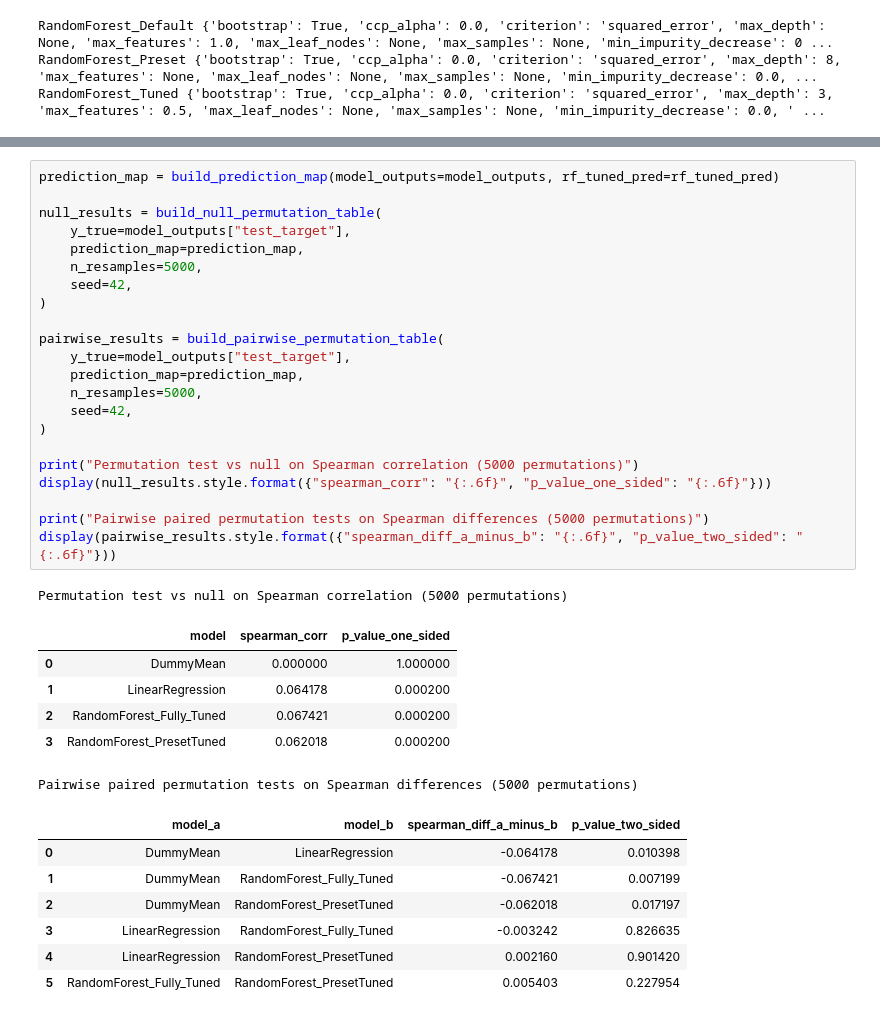
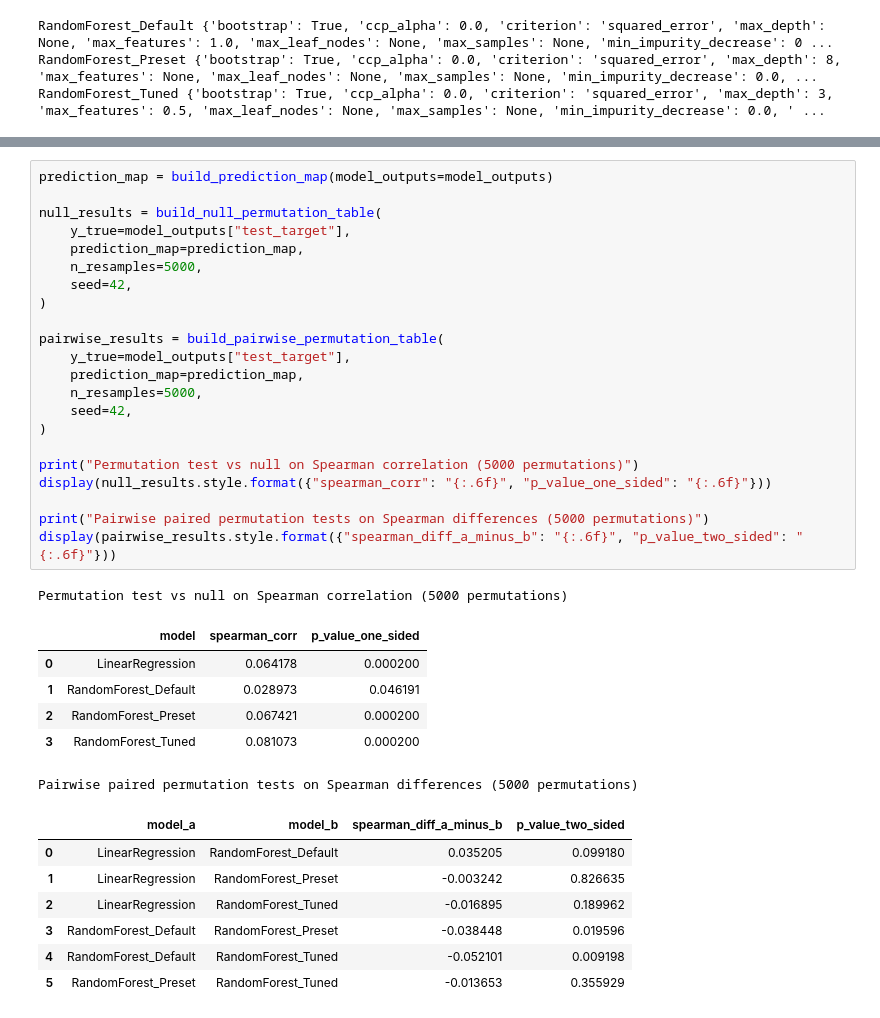
Before and after one commit to RodrigoHdRio/threshold-investment-decision-study, a Jupyter notebook: main/main.ipynb, the cells around one changed output, grey strips where cells are left out. Drawn from its saved outputs; the diff is of its cells as text.

```diff
--- a/main/main.ipynb
+++ b/main/main.ipynb
@@ -589,40 +825,40 @@ model_outputs["random_forest_model"].get_params()
  'verbose': 0,
  'warm_start': False}
 # %%
-prediction_map = build_prediction_map(model_outputs=model_outputs, rf_tuned_pred=rf_tuned_pred)
+prediction_map = build_prediction_map(model_outputs=model_outputs)
 
 null_results = build_null_permutation_table(
     y_true=model_outputs["test_target"],
     prediction_map=prediction_map,
     n_resamples=5000,
     seed=42,
 )
 
 pairwise_results = build_pairwise_permutation_table(
     y_true=model_outputs["test_target"],
     prediction_map=prediction_map,
     n_resamples=5000,
     seed=42,
 )
 
 print("Permutation test vs null on Spearman correlation (5000 permutations)")
 display(null_results.style.format({"spearman_corr": "{:.6f}", "p_value_one_sided": "{:.6f}"}))
 
 print("Pairwise paired permutation tests on Spearman differences (5000 permutations)")
 display(pairwise_results.style.format({"spearman_diff_a_minus_b": "{:.6f}", "p_value_two_sided": "{:.6f}"}))
 # %% [output]
 Permutation test vs null on Spearman correlation (5000 permutations)
 |  | model | spearman_corr | p_value_one_sided |
-| 0 | DummyMean | 0.000000 | 1.000000 |
-| 1 | LinearRegression | 0.064178 | 0.000200 |
-| 2 | RandomForest_Fully_Tuned | 0.067421 | 0.000200 |
-| 3 | RandomForest_PresetTuned | 0.062018 | 0.000200 |
+| 0 | LinearRegression | 0.064178 | 0.000200 |
+| 1 | RandomForest_Default | 0.028973 | 0.046191 |
+| 2 | RandomForest_Preset | 0.067421 | 0.000200 |
+| 3 | RandomForest_Tuned | 0.081073 | 0.000200 |
 Pairwise paired permutation tests on Spearman differences (5000 permutations)
 |  | model_a | model_b | spearman_diff_a_minus_b | p_value_two_sided |
-| 0 | DummyMean | LinearRegression | -0.064178 | 0.010398 |
-| 1 | DummyMean | RandomForest_Fully_Tuned | -0.067421 | 0.007199 |
-| 2 | DummyMean | RandomForest_PresetTuned | -0.062018 | 0.017197 |
-| 3 | LinearRegression | RandomForest_Fully_Tuned | -0.003242 | 0.826635 |
-| 4 | LinearRegression | RandomForest_PresetTuned | 0.002160 | 0.901420 |
-| 5 | RandomForest_Fully_Tuned | RandomForest_PresetTuned | 0.005403 | 0.227954 |
+| 0 | LinearRegression | RandomForest_Default | 0.035205 | 0.099180 |
+| 1 | LinearRegression | RandomForest_Preset | -0.003242 | 0.826635 |
+| 2 | LinearRegression | RandomForest_Tuned | -0.016895 | 0.189962 |
+| 3 | RandomForest_Default | RandomForest_Preset | -0.038448 | 0.019596 |
+| 4 | RandomForest_Default | RandomForest_Tuned | -0.052101 | 0.009198 |
+| 5 | RandomForest_Preset | RandomForest_Tuned | -0.013653 | 0.355929 |
 # %%
```
Also changed, not shown: parts of 30 cells of this notebook, 4 other files.
